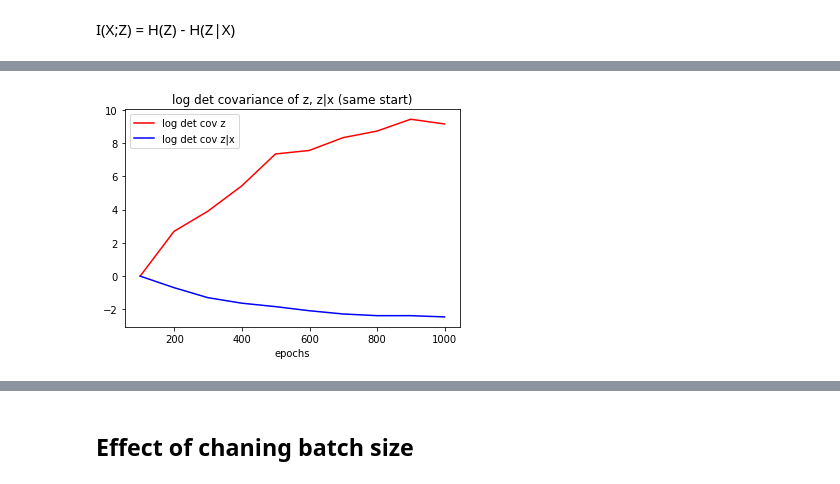
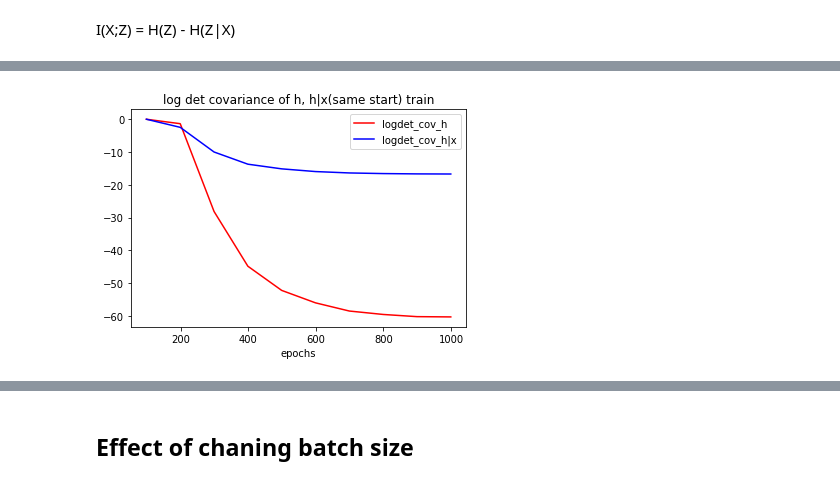
Before and after one commit to rattaoup/pytorch-simclr, a Jupyter notebook: rattana_week2_plot.ipynb, the cells around one changed output, grey strips where cells are left out. Cells and saved outputs as stored; diff of their text form; code cells hidden in the pictures.

Commit message:
Update rattana_week2_plot.ipynb
clean version

```diff
--- a/rattana_week2_plot.ipynb
+++ b/rattana_week2_plot.ipynb
@@ -201,5 +217,13 @@ def cov_to_logdet(cov_H, buffer = 1):
 # %%
 def x_to_cov(X, filename):
+    '''
+    Input: X is a list of list of tensor
+        [[tensor11,tensor12,...,], .... [tensorn1,tensorn2, ....]]
+
+    filename = checkpoint filename
+    Return: a list of covariance matrix
+    [cov_tensor1, cov_tensor2, ...., cov_tensorn]
+    '''
     net, critics = get_net(filename)
 
     cov_H = []
@@ -217,6 +241,15 @@ def x_to_cov(X, filename):
     return cov_H, cov_Z
 
 def x_to_logdet(X, filename):
+    '''
+    Input: X is a list of list of tensor
+        [[tensor11,tensor12,...,], .... [tensorn1,tensorn2, ....]]
+
+    filename = checkpoint filename
+    Return: a list of log det of covariance matrix
+    [logdet_cov_tensor1, logdet_cov_tensor2, ...., logdet_cov_tensorn]
+    '''
+
     net, critics = get_net(filename)
 
     logdet_H = []
@@ -237,6 +270,16 @@ def x_to_logdet(X, filename):
 
 
 def x_to_trace(X, filename):
+
+    '''
+    Input: X is a list of list of tensor
+        [[tensor11,tensor12,...,], .... [tensorn1,tensorn2, ....]]
+
+    filename = checkpoint filename
+    Return: a list of trace of covariance matrix
+    [trace_cov_tensor1, trace_cov_tensor2, ...., trace_cov_tensorn] for h and z
+    '''
+
     net, critics = get_net(filename)
 
     trace_H = []
@@ -254,6 +297,19 @@ def x_to_trace(X, filename):
     return trace_H, trace_Z
 
 def Batch_x_to_value(X, checkpointfile, mode = 'trace'):
+    '''
+    Input: X is a list of list of tensor
+        [[tensor11,tensor12,...,], .... [tensorn1,tensorn2, ....]]
+
+    checkpointfile = a list of checkpointfile name e.g. [resnet18.pth99, resnet18.pth199, .....]
+    Return: a dictionary
+    {checkpoint : mean([trace_cov_tensor1, trace_cov_tensor2, .... , trace_cov_tensorn])}
+    (trace or logdet depends on mode)
+
+    for h and z
+    '''
+
+
     if (mode == 'trace'):
         avg_trace_h = {}
         avg_trace_z = {}
@@ -571,4 +688,5 @@ my_plot2(logdet_cov_z_train, logdet_cov_z_giv_x_train, label1 = 'logdet covz', l
 # %%
-plot_same_start(logdet_cov_z_train, logdet_cov_z_giv_x_train, title = 'log det covariance of z, z|x (same start)', label1 = 'log det cov z', label2 = 'log det cov z|x')
+plot_same_start(logdet_cov_h_train, logdet_cov_h_giv_x_train, title = 'log det covariance of h, h|x(same start) train',
+               label1 = 'logdet_cov_h', label2 = 'logdet_cov_h|x')
 # %% [output]
-[figure, old version]
+[figure, new version]
```
Also changed, not shown: parts of 134 cells of this notebook.
